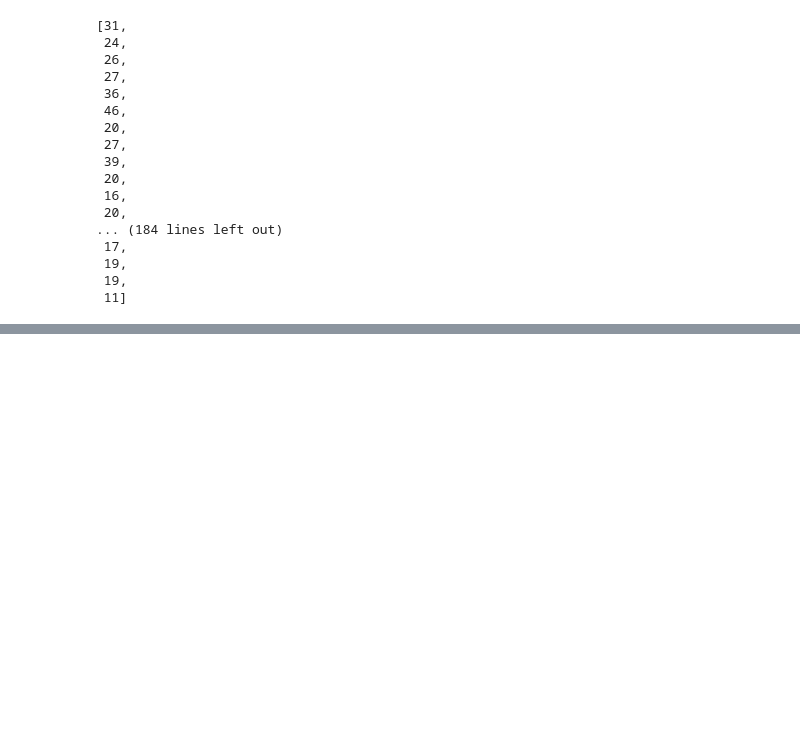
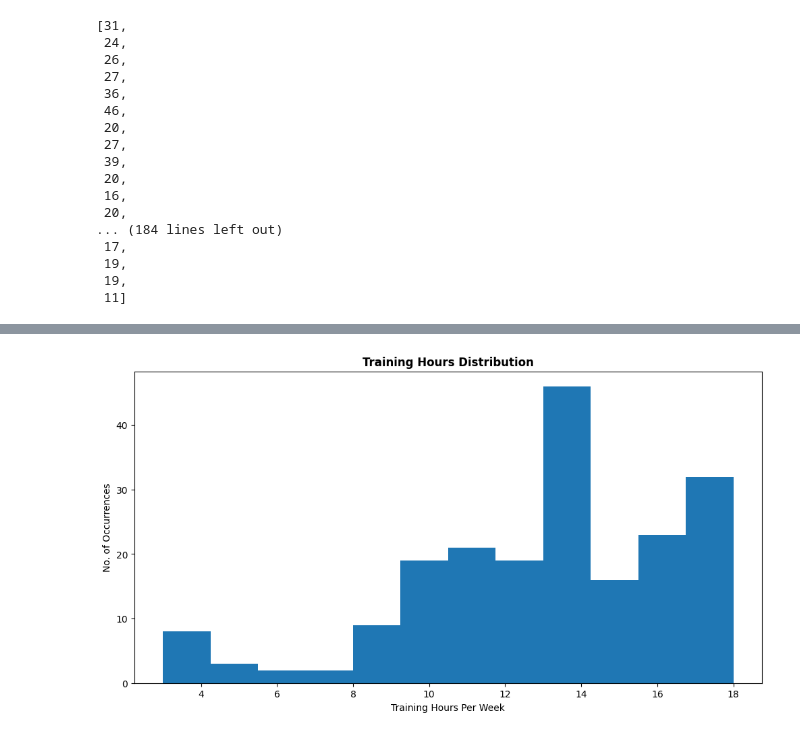
Before and after one commit to rachel-king4/PfDA_Assignment, a Jupyter notebook: PfDA Assignment.ipynb, the cells around one changed output, grey strips where cells are left out. Cells and saved outputs as stored; diff of their text form; code cells hidden in the pictures; blank space fills up the shorter version.

```diff
--- a/PfDA Assignment.ipynb
+++ b/PfDA Assignment.ipynb
@@ -259,0 +300,10 @@ df
+# %%
+fig, ax = plt.subplots(figsize=(12,6))
+
+# Plot a histogram
+ax.set_title("Training Hours Distribution", fontweight='bold')
+plt.xlabel("Training Hours Per Week")
+plt.ylabel("No. of Occurrences")
+ax.hist(df["Training Hours Per Week"], bins=12, density=False);
+# %% [output]
+[figure, added]
```
Also changed, not shown: parts of 9 cells of this notebook.
